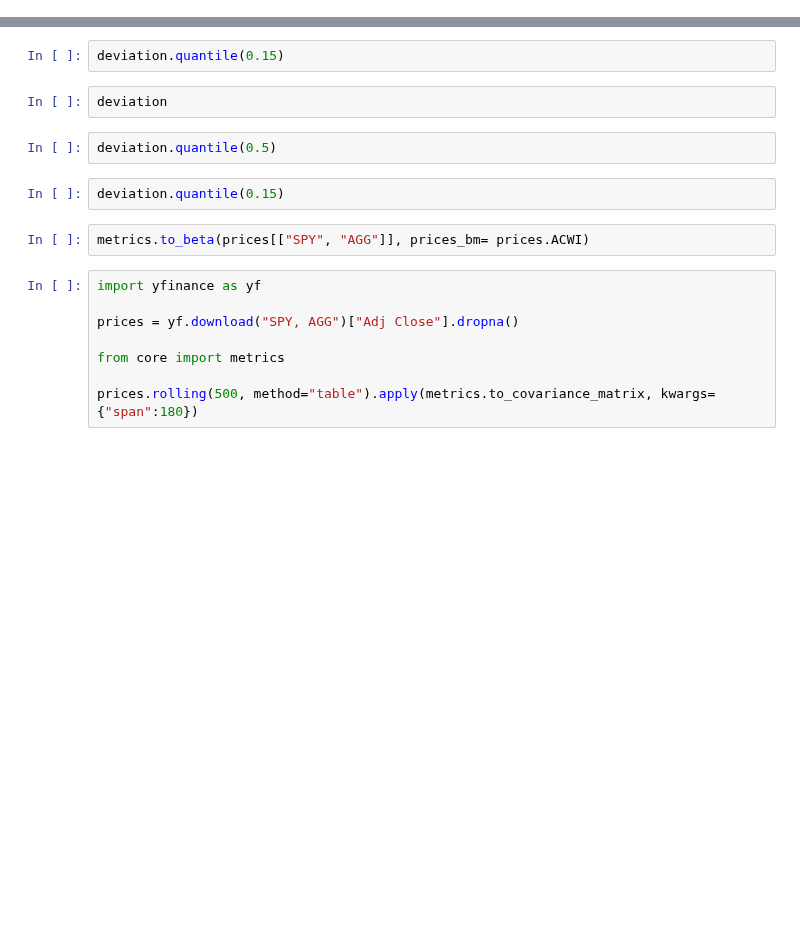
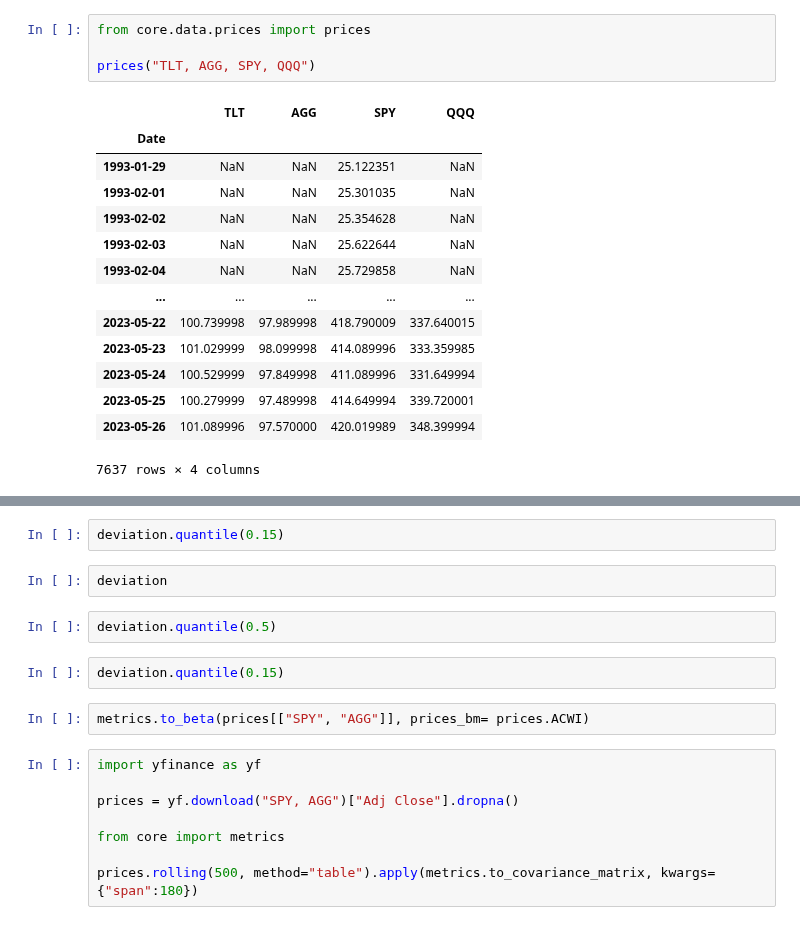
Before and after one commit to HTF1125/RobertLab, a Jupyter notebook: src/test.ipynb, the cells around one changed output, grey strips where cells are left out. Cells and saved outputs as stored; diff of their text form; blank space fills up the shorter version.

```diff
--- a/src/test.ipynb
+++ b/src/test.ipynb
@@ -1,3 +1,22 @@
+# %%
+from core.data.prices import prices
+
+prices("TLT, AGG, SPY, QQQ")
+# %% [output]
+|  | TLT | AGG | SPY | QQQ |
+| Date |  |  |  |  |
+| 1993-01-29 | NaN | NaN | 25.122351 | NaN |
+| 1993-02-01 | NaN | NaN | 25.301035 | NaN |
+| 1993-02-02 | NaN | NaN | 25.354628 | NaN |
+| 1993-02-03 | NaN | NaN | 25.622644 | NaN |
+| 1993-02-04 | NaN | NaN | 25.729858 | NaN |
+| ... | ... | ... | ... | ... |
+| 2023-05-22 | 100.739998 | 97.989998 | 418.790009 | 337.640015 |
+| 2023-05-23 | 101.029999 | 98.099998 | 414.089996 | 333.359985 |
+| 2023-05-24 | 100.529999 | 97.849998 | 411.089996 | 331.649994 |
+| 2023-05-25 | 100.279999 | 97.489998 | 414.649994 | 339.720001 |
+| 2023-05-26 | 101.089996 | 97.570000 | 420.019989 | 348.399994 |
+7637 rows × 4 columns
 # %%
 from core.strategies import BacktestManager
 from core.signals import OECDUSLEIHP
```
Also changed, not shown: parts of 5 cells of this notebook, 4 other files.
